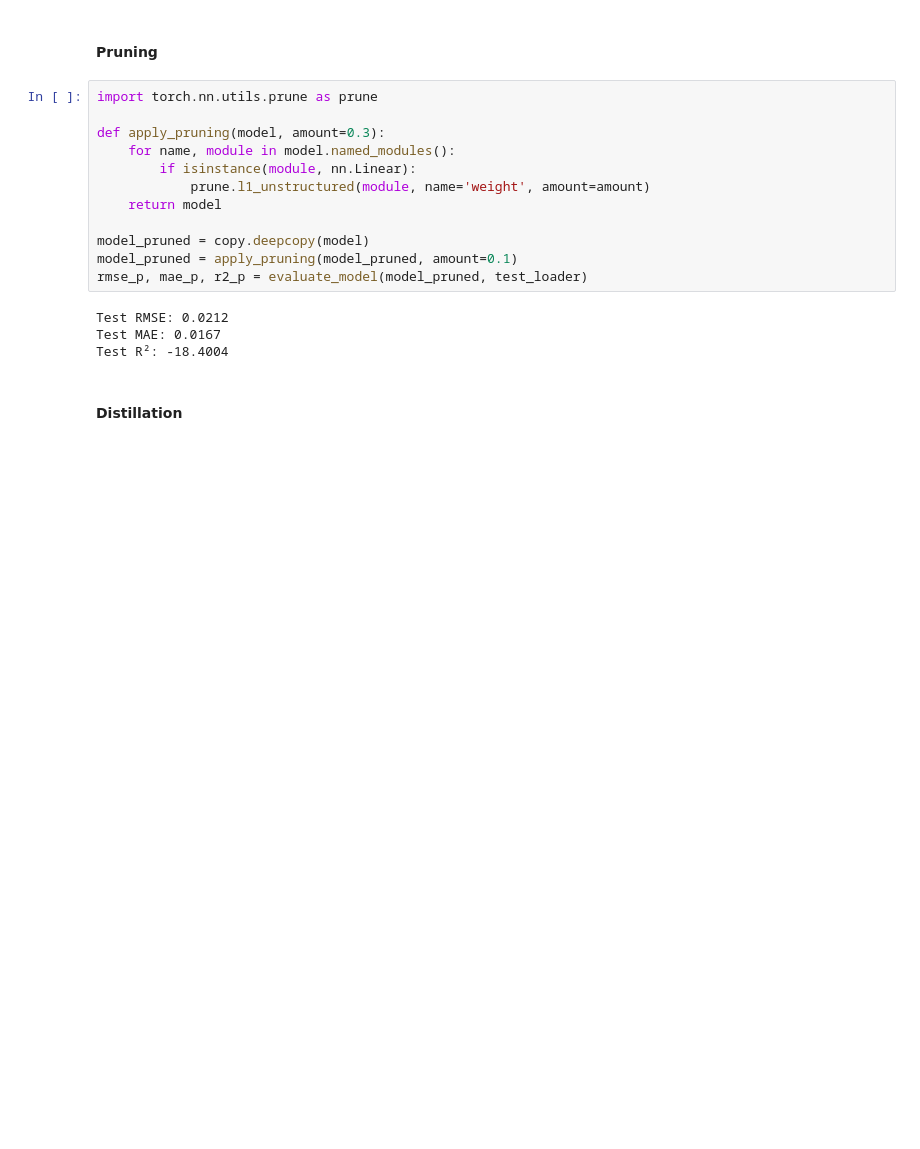
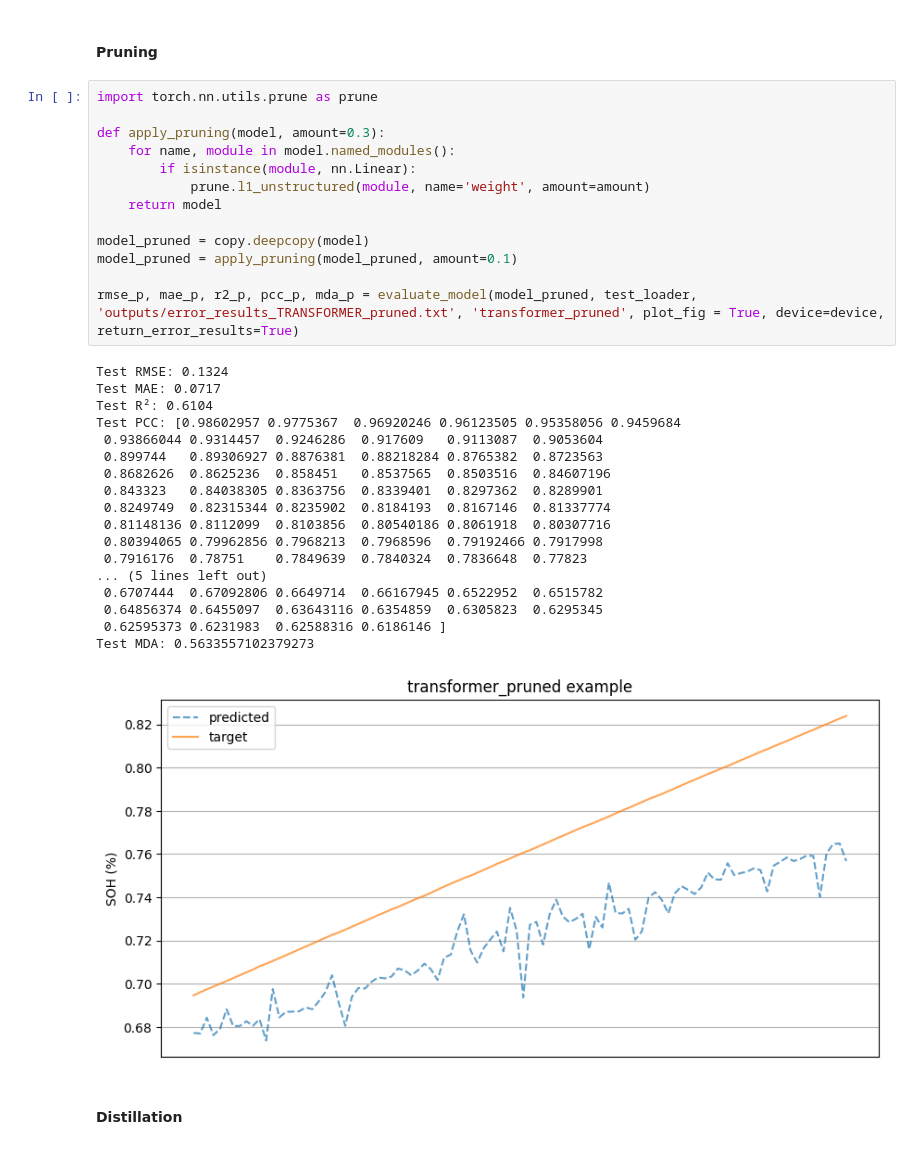
Before and after one commit to inancsege/battery_transformer, a Jupyter notebook: Battery_Transformers_Optimized.ipynb, the cells around one changed output. Cells and saved outputs as stored; diff of their text form; blank space fills up the shorter version.

```diff
--- a/Battery_Transformers_Optimized.ipynb
+++ b/Battery_Transformers_Optimized.ipynb
@@ -362,19 +242,35 @@ import copy
 # %%
 import torch.nn.utils.prune as prune
 
 def apply_pruning(model, amount=0.3):
     for name, module in model.named_modules():
         if isinstance(module, nn.Linear):
             prune.l1_unstructured(module, name='weight', amount=amount)
     return model
 
 model_pruned = copy.deepcopy(model)
 model_pruned = apply_pruning(model_pruned, amount=0.1)
-rmse_p, mae_p, r2_p = evaluate_model(model_pruned, test_loader)
+
+rmse_p, mae_p, r2_p, pcc_p, mda_p = evaluate_model(model_pruned, test_loader, 'outputs/error_results_TRANSFORMER_pruned.txt', 'transformer_pruned', plot_fig = True, device=device, return_error_results=True)
 # %% [output]
-Test RMSE: 0.0212
-Test MAE: 0.0167
-Test R²: -18.4004
+Test RMSE: 0.1324
+Test MAE: 0.0717
+Test R²: 0.6104
+Test PCC: [0.98602957 0.9775367  0.96920246 0.96123505 0.95358056 0.9459684
+ 0.93866044 0.9314457  0.9246286  0.917609   0.9113087  0.9053604
+ 0.899744   0.89306927 0.8876381  0.88218284 0.8765382  0.8723563
+ 0.8682626  0.8625236  0.858451   0.8537565  0.8503516  0.84607196
+ 0.843323   0.84038305 0.8363756  0.8339401  0.8297362  0.8289901
+ 0.8249749  0.82315344 0.8235902  0.8184193  0.8167146  0.81337774
+ 0.81148136 0.8112099  0.8103856  0.80540186 0.8061918  0.80307716
+ 0.80394065 0.79962856 0.7968213  0.7968596  0.79192466 0.7917998
+ 0.7916176  0.78751    0.7849639  0.7840324  0.7836648  0.77823
+... (5 lines left out)
+ 0.6707444  0.67092806 0.6649714  0.66167945 0.6522952  0.6515782
+ 0.64856374 0.6455097  0.63643116 0.6354859  0.6305823  0.6295345
+ 0.62595373 0.6231983  0.62588316 0.6186146 ]
+Test MDA: 0.5633557102379273
+[figure, added]
 # %% [markdown]
 #### Distillation
 # %%
```
Also changed, not shown: parts of 15 cells of this notebook, 5 other files.
